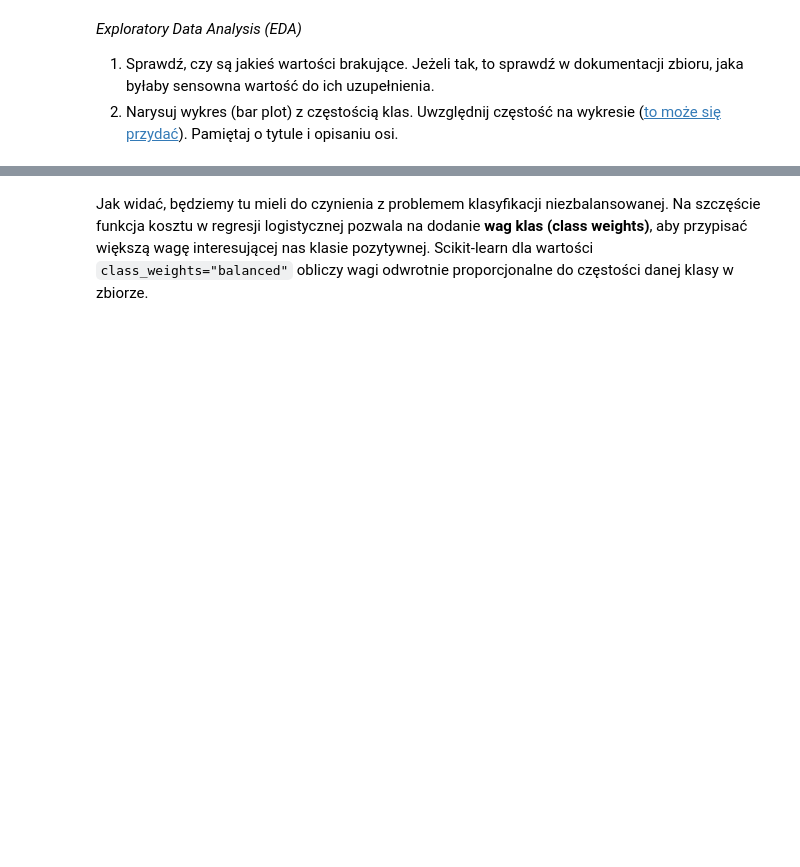
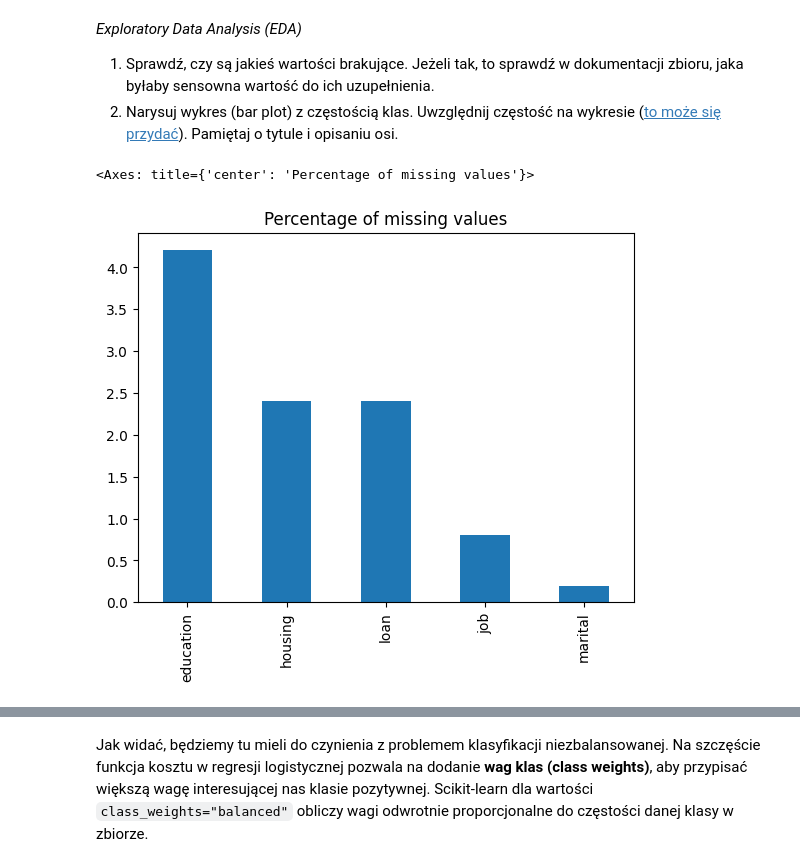
Before and after one commit to pswierzy/AI-Labs, a Jupyter notebook: Lab01/lab_1.ipynb, the cells around one changed output, grey strips where cells are left out. Drawn from its saved outputs; the diff is of its cells as text; code cells hidden in the pictures; blank space fills up the shorter version.

```diff
--- a/Lab01/lab_1.ipynb
+++ b/Lab01/lab_1.ipynb
@@ -1082,3 +1156,25 @@ y_mapping = {
+# %%
+df = pd.read_csv("bank_marketing_data.csv", sep=";")
+
+# usunięcie niepotrzebnych kolumn
+df = df.drop(["default", "duration", "pdays", "poutcome"], axis="columns")
+
+# usunięcie wierszy
+df = df.loc[~df["education"].isin(["illiterate"]), :]
+
+# kodowowanie kolumn
+df = df.replace(
+    {
+        "education" : education_mapping,
+        "contact" : contact_mapping,
+        "month" : month_mapping,
+        "day_of_week" : day_of_week_mapping,
+        "y" : y_mapping
+    }
+)
+
+# separacja y
+y = df.pop("y")
 # %%
 assert 'default' not in df.columns
 assert 'duration' not in df.columns
@@ -1117,0 +1210,12 @@ y = y.astype({"y": np.int64})
+# %%
+# plot missing values
+df_nan = (
+    df.isin(["unknown"]).sum()
+    .div(len(df)).mul(100)
+    .sort_values(ascending=False)
+)
+df_nan = df_nan[df_nan > 0]
+df_nan.plot.bar(title="Percentage of missing values")
+# %% [output]
+<Axes: title={'center': 'Percentage of missing values'}>
+[figure, added]
```
Also changed, not shown: parts of 35 cells of this notebook.
